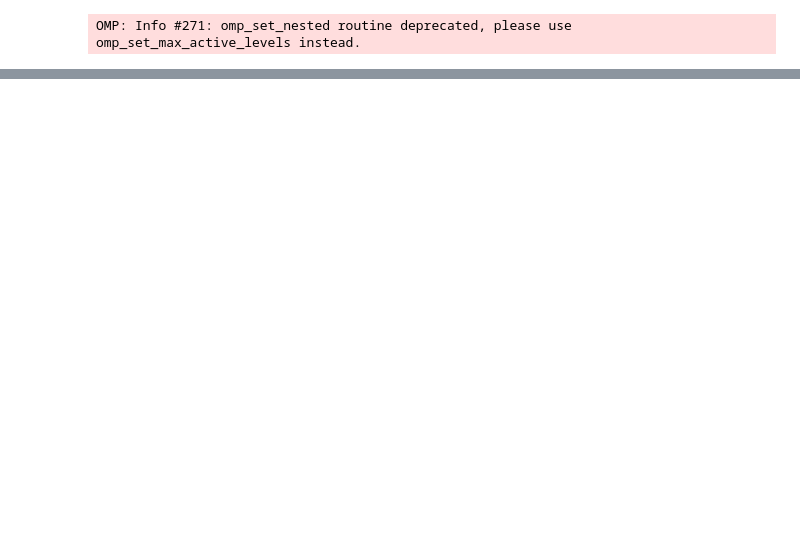
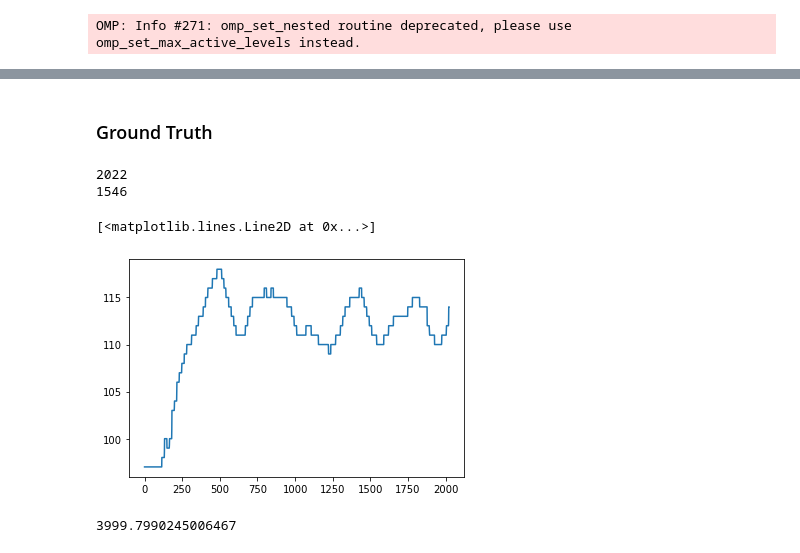
Before and after one commit to etiennekoehler/VisualHeartrateMonitor, a Jupyter notebook: rPPG/rPPG_Playground.ipynb, the cells around one changed output, grey strips where cells are left out. Cells and saved outputs as stored; diff of their text form; code cells hidden in the pictures; blank space fills up the shorter version.

```diff
--- a/rPPG/rPPG_Playground.ipynb
+++ b/rPPG/rPPG_Playground.ipynb
@@ -182,0 +155,24 @@ AssertionError:
+# %% [markdown]
+### Ground Truth
+# %%
+import statistics
+gtdata = numpy.loadtxt('UBFC2_subject8/ground_truth.txt')
+gtTrace = gtdata[0,:]
+gtTime = gtdata[2,:]
+gtHR = gtdata[1,:]
+gtTrace = gtTrace - statistics.mean(gtTrace)
+gtTrace = gtTrace / statistics.stdev(gtTrace)
+print(len(gtHR))
+print(len(hr_predicted_basic))
+plt.plot(gtHR)
+# %% [output]
+2022
+1546
+[<matplotlib.lines.Line2D at 0x...>]
+[figure, added]
+# %%
+from sklearn.metrics import mean_squared_error
+rmse = mean_squared_error(hr_predicted_basic, gtHR[:1546])
+print(rmse)
+# %% [output]
+3999.7990245006467
```
Also changed, not shown: parts of 14 cells of this notebook, 4 other files.
